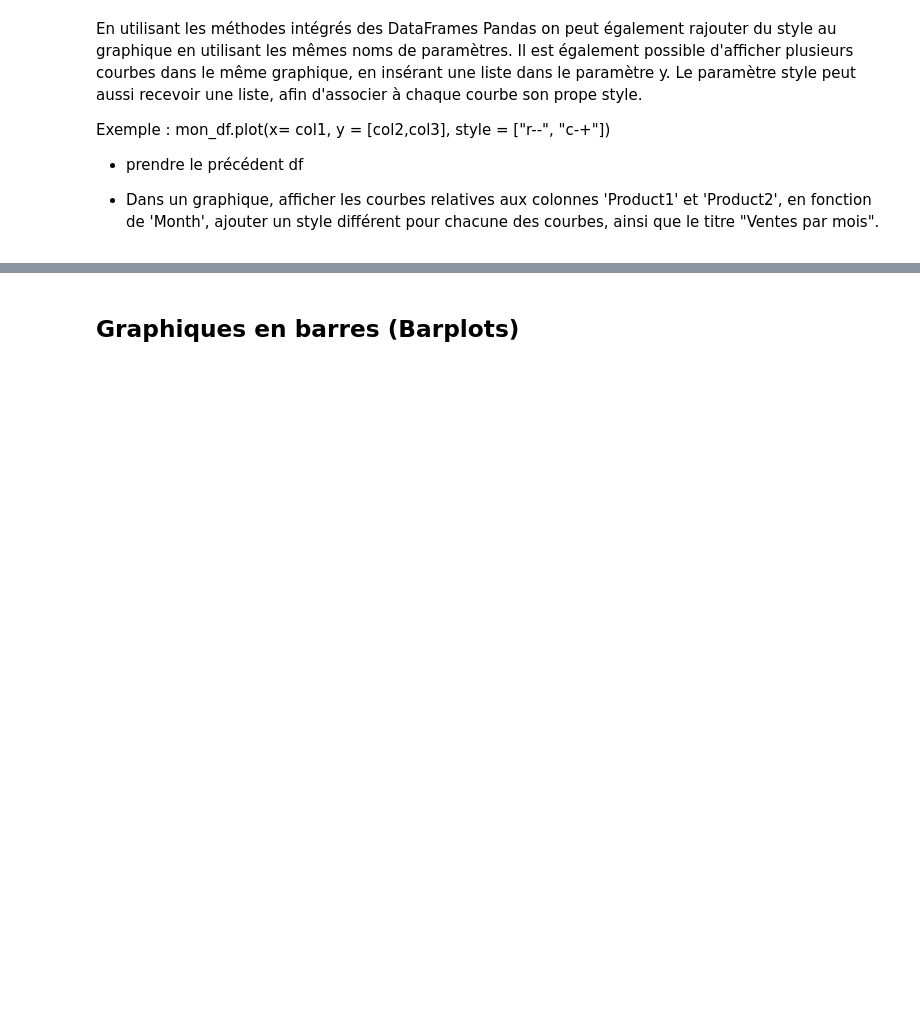
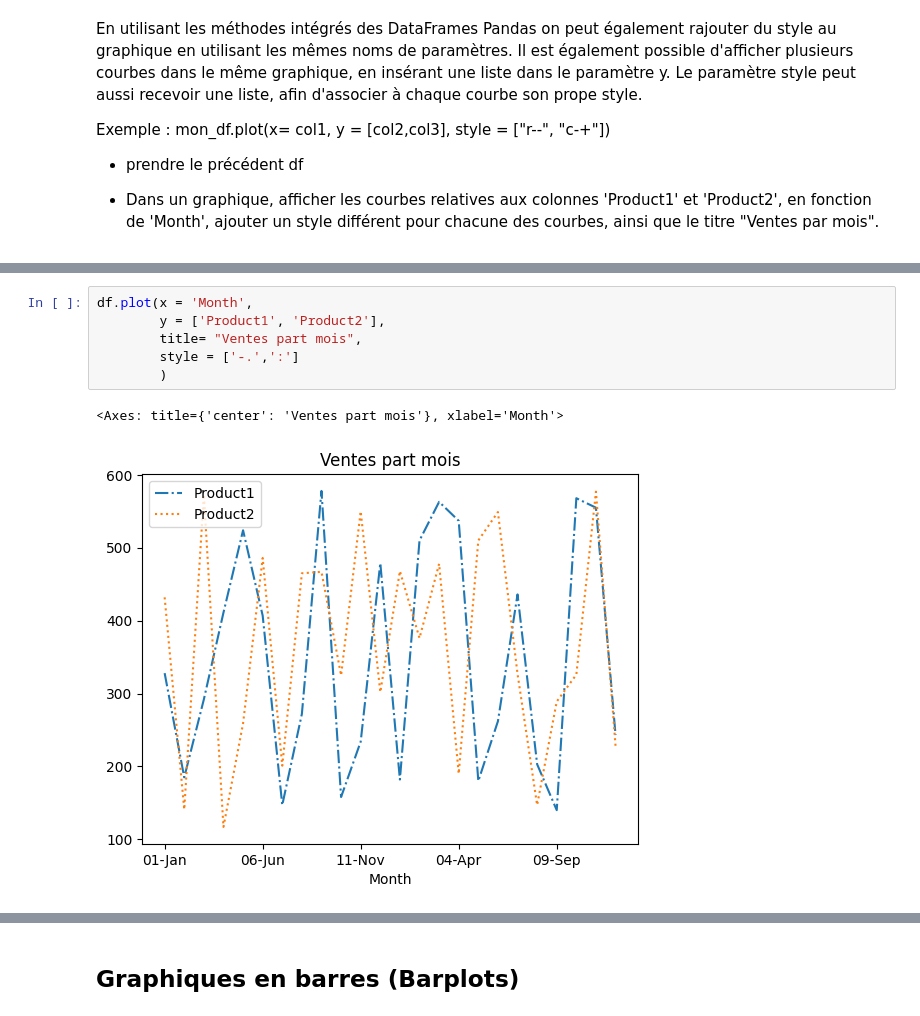
Before and after one commit to 0Jay03/Apprentissage-Python, a Jupyter notebook: Essai2/La Data Viz.ipynb, the cells around one changed output, grey strips where cells are left out. Cells and saved outputs as stored; diff of their text form; blank space fills up the shorter version.

```diff
--- a/Essai2/La Data Viz.ipynb
+++ b/Essai2/La Data Viz.ipynb
@@ -358 +401,10 @@ Exemple : mon_df.plot(x= col1, y = [col2,col3], style = ["r--", "c-+"])
+# %%
+df.plot(x = 'Month',
+        y = ['Product1', 'Product2'],
+        title= "Ventes part mois",
+        style = ['-.',':']
+        )
+# %% [output]
+<Axes: title={'center': 'Ventes part mois'}, xlabel='Month'>
+[figure, added]
 # %%
```
Also changed, not shown: parts of 11 cells of this notebook.
